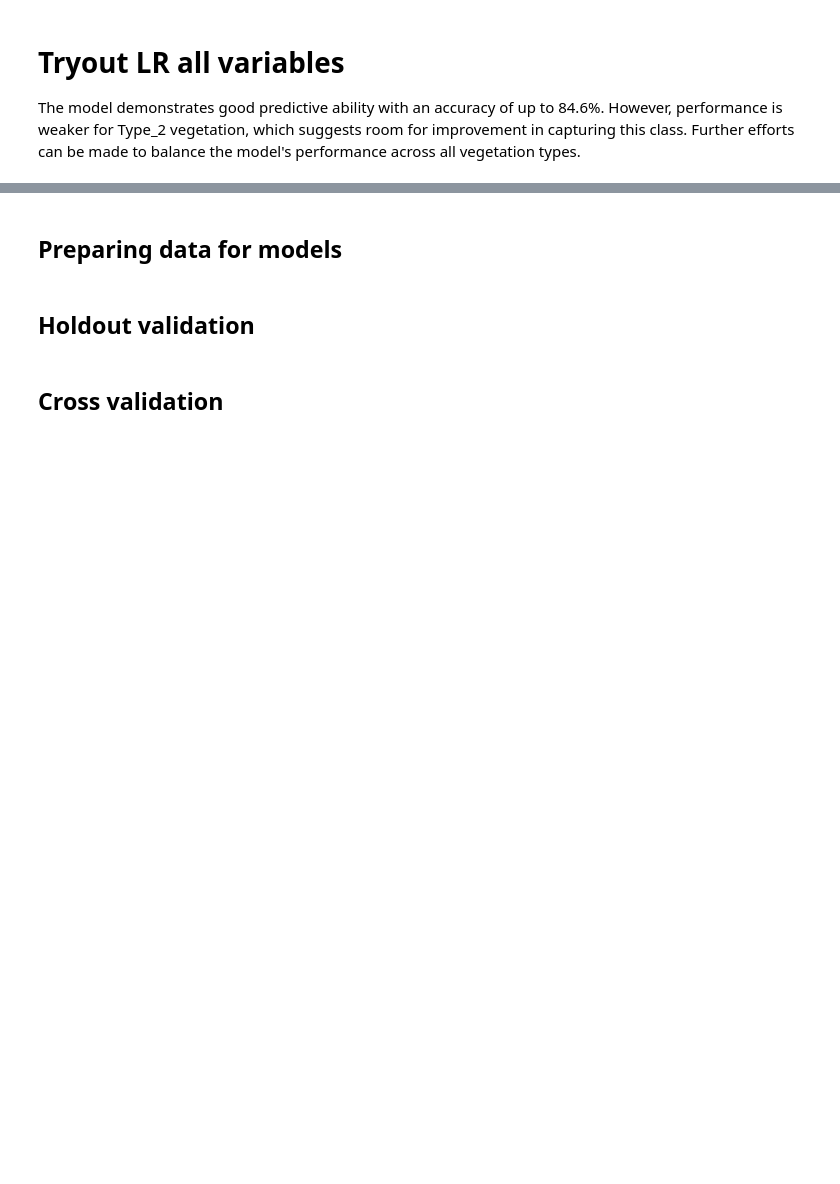
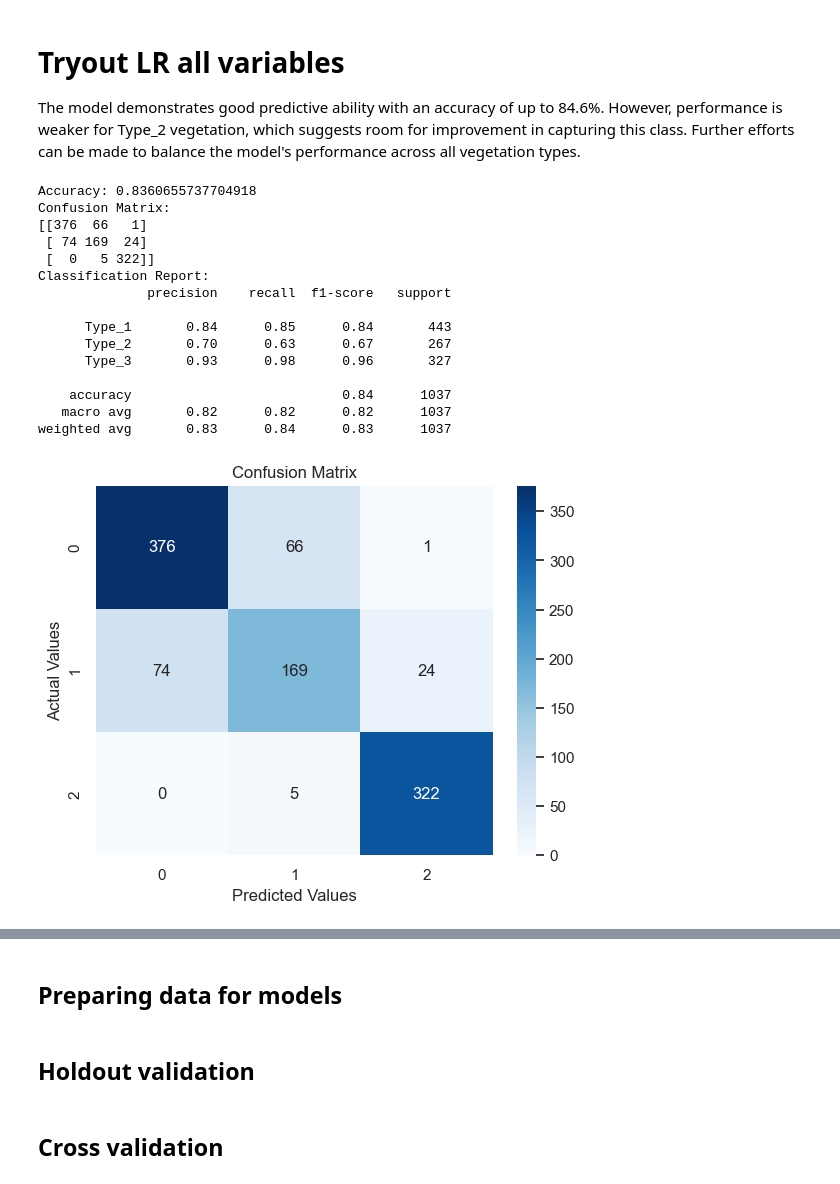
Before and after one commit to larsvdg/APRAU, a Jupyter notebook: Assignment.ipynb, the cells around one changed output, grey strips where cells are left out. Saved outputs shown, nothing was run; the diff lists cells and outputs as text; code cells hidden in the pictures; blank space fills up the shorter version.

```diff
--- a/Assignment.ipynb
+++ b/Assignment.ipynb
@@ -255,48 +295,68 @@ numerical_features = [
     ,'Rainfall_Summer', 'Rainfall_Winter', 'Wind_Exposure_Level'
 ]
 
+y = df['Vegetation_Type']
+
+
 # Define categorical features
 categorical_features = ['Soil_Type', 'Wilderness_Area']  # Add your categorical columns here
 
-# Separate target variable (Vegetation_Type) and features
-X = df.drop(['Vegetation_Type', "Vegetation_Type_Encoded"], axis=1)
-y = df['Vegetation_Type']
+dummies = pd.get_dummies(df[categorical_features])
+dummies.head()
+x_numerical = df[numerical_features]
 
 # Convert categorical variables into dummy variables
-X = pd.get_dummies(X, columns=categorical_features, drop_first=True)
+X = pd.concat([dummies, x_numerical], axis=1)
 
 # Step 4: Train-Test Split
 X_train, X_test, y_train, y_test = train_test_split(X, y, test_size=0.2, random_state=42)
 
 # Step 5: Feature Scaling (Standardize the data)
 scaler = MinMaxScaler()
 X_train = scaler.fit_transform(X_train)
 X_test = scaler.transform(X_test)
 
 # Step 6: Apply Logistic Regression
 logreg = LogisticRegression()
 logreg.fit(X_train, y_train)
 
 # Step 7: Make predictions on the test data
 y_pred = logreg.predict(X_test)
 
 # Step 8: Evaluate the model
 accuracy = accuracy_score(y_test, y_pred)
 conf_matrix = confusion_matrix(y_test, y_pred)
 class_report = classification_report(y_test, y_pred)
 
 print(f"Accuracy: {accuracy}")
 print("Confusion Matrix:")
 print(conf_matrix)
 print("Classification Report:")
 print(class_report)
 
 # Step 9: Visualize the confusion matrix
 sns.heatmap(conf_matrix, annot=True, fmt='d', cmap='Blues')
 plt.title('Confusion Matrix')
 plt.ylabel('Actual Values')
 plt.xlabel('Predicted Values')
 plt.show()
+# %% [output]
+Accuracy: 0.8360655737704918
+Confusion Matrix:
+[[376  66   1]
+ [ 74 169  24]
+ [  0   5 322]]
+Classification Report:
+              precision    recall  f1-score   support
+
+      Type_1       0.84      0.85      0.84       443
+      Type_2       0.70      0.63      0.67       267
+      Type_3       0.93      0.98      0.96       327
+
+    accuracy                           0.84      1037
+   macro avg       0.82      0.82      0.82      1037
+weighted avg       0.83      0.84      0.83      1037
+[figure, added]
 # %%
 # Step 1: Import necessary libraries
 import pandas as pd
```
Also changed, not shown: parts of 32 cells of this notebook, 1 other file.
